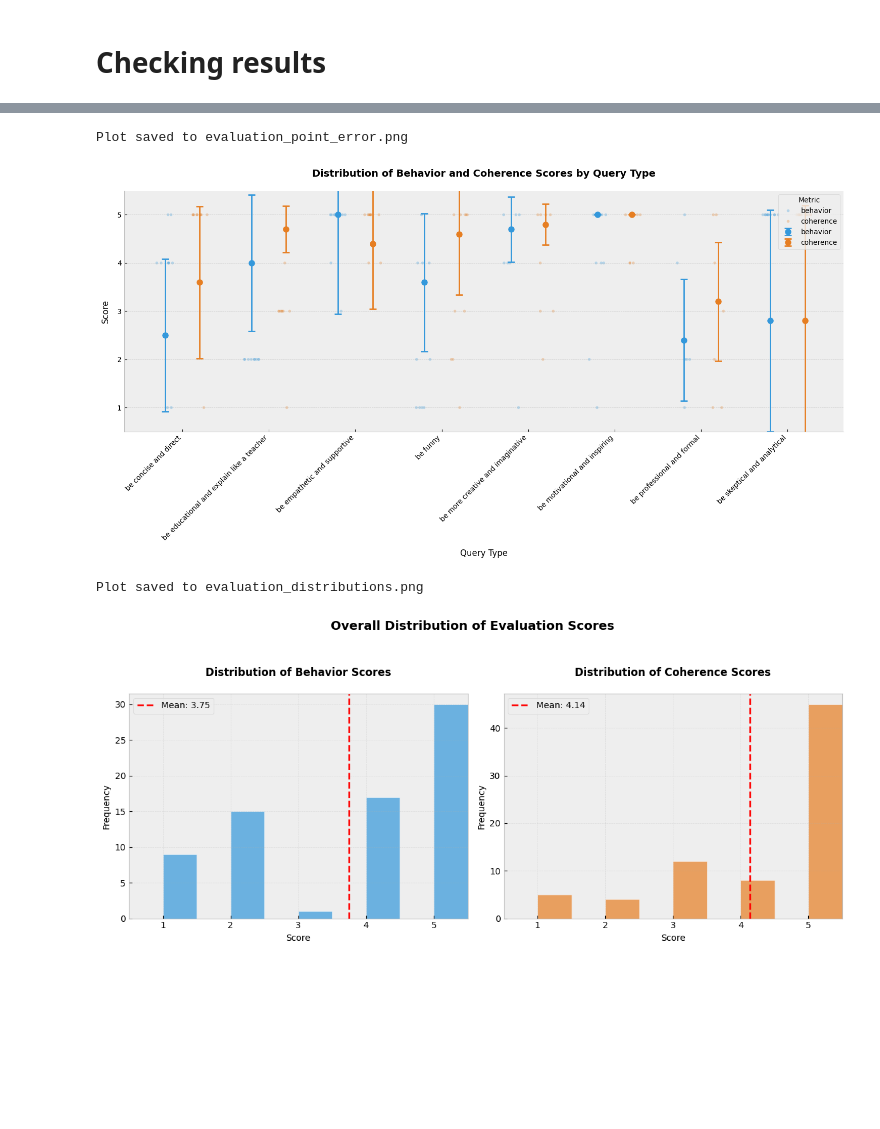
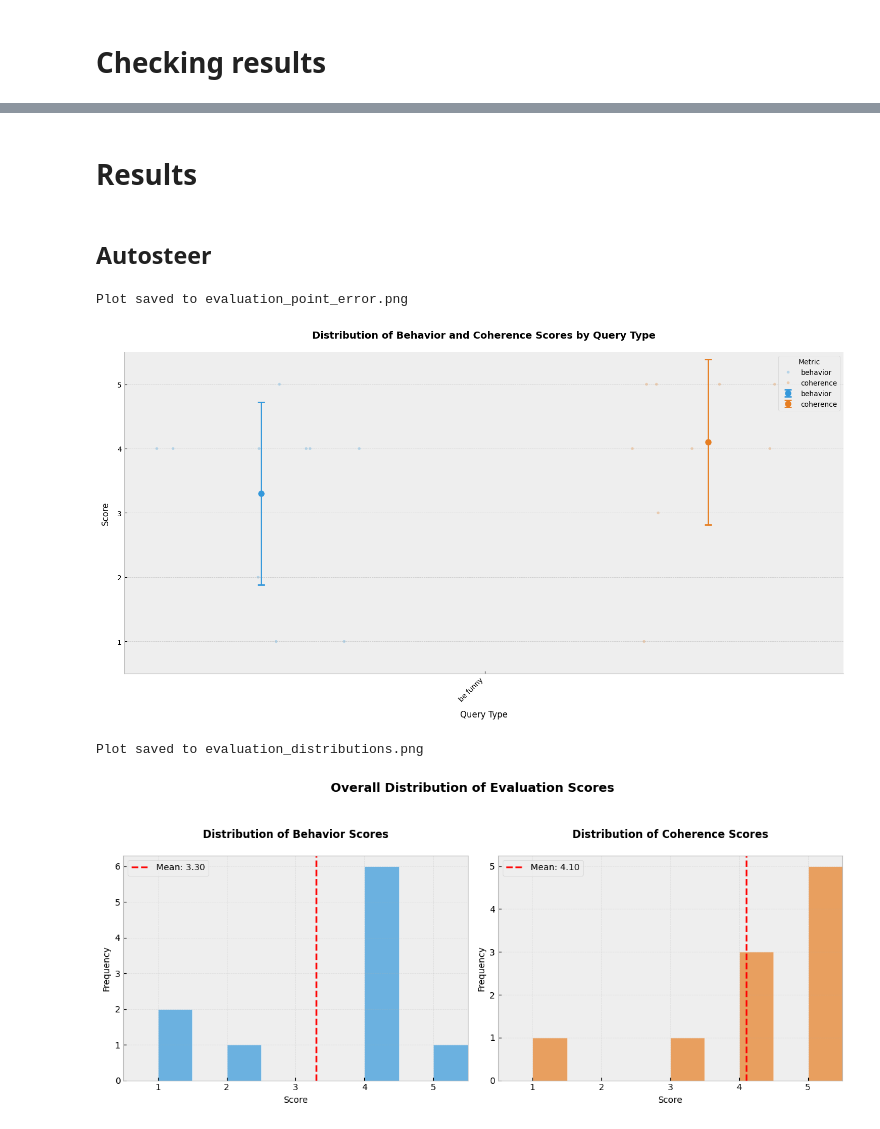
Before and after one commit to Eitan-Sprejer/GoodFire-Autosteer-Evaluation, a Jupyter notebook: testing.ipynb, the cells around one changed output, grey strips where cells are left out. Drawn from its saved outputs; the diff is of its cells as text; code cells hidden in the pictures; blank space fills up the shorter version.

```diff
--- a/testing.ipynb
+++ b/testing.ipynb
@@ -8,3 +8,11 @@ import numpy as np
 load_dotenv()
 
 GOODFIRE_API_KEY = os.getenv("GOODFIRE_API_KEY")
+# %%
+from steering_test_cases import SAMPLE_STEERING_QUERIES
+for i in range(len(SAMPLE_STEERING_QUERIES)):
+
+    print(SAMPLE_STEERING_QUERIES[0].test_prompt_messages)
+    print(SAMPLE_STEERING_QUERIES[0].test_prompt_messages[i])
+    print(SAMPLE_STEERING_QUERIES[0].test_prompt_messages[i][0])
+    print(SAMPLE_STEERING_QUERIES[0].test_prompt_messages[i][0]['content'])
@@ -50,6 +76,8 @@ results_df.sample(5)
 | 43 | be empathetic and supportive | Debug this code snippet | I'm here to help you debug code. ... | The response provided is overly r... | 1 | 2 |
 | 15 | be professional and formal | What's the best way to clean wind... | To effectively clean windows, I r... | The response provided is a mix of... | 2 | 3 |
 | 3 | be funny | Write a condolence message | I'll try to make it short and swe... | The response is a condolence mess... | 1 | 5 |
+# %% [markdown]
+# Results
 # %%
 import matplotlib.pyplot as plt
 import seaborn as sns
@@ -153,22 +181,7 @@ def plot_point_error(df: pd.DataFrame, save_path: str = None):
 
     # Show plot
     plt.show()
-
-
-# Load your results
-df = pd.read_csv('evaluation_results.csv')
-
-# Create the plot
-plot_point_error(df, 'evaluation_point_error.png')
-# %% [output]
-Plot saved to evaluation_point_error.png
-[figure, removed]
 # %%
-import matplotlib.pyplot as plt
-import seaborn as sns
-import pandas as pd
-import numpy as np
-
 def plot_score_distributions(df: pd.DataFrame, save_path: str = None):
     """
     Create histograms showing the distribution of behavior and coherence scores
@@ -232,9 +245,20 @@ def plot_score_distributions(df: pd.DataFrame, save_path: str = None):
 
     # Show plot
     plt.show()
-
-# Create the plot
-plot_score_distributions(df, 'evaluation_distributions.png')
-# %% [output]
-Plot saved to evaluation_distributions.png
-[figure, removed]
+# %%
+# Load your results
+df = pd.read_csv('evaluation_results_test.csv')
+# %% [markdown]
+## Autosteer
+# %%
+autosteer_df = df.loc[df['steering_method'] == 'autosteer_method']
+
+# Create the plot
+plot_point_error(autosteer_df, 'evaluation_point_error.png')
+# Create the plot
+plot_score_distributions(autosteer_df, 'evaluation_distributions.png')
+# %% [output]
+Plot saved to evaluation_point_error.png
+[figure, added]
+Plot saved to evaluation_distributions.png
+[figure, added]
```
Also changed, not shown: parts of 3 cells of this notebook, 3 other files.
